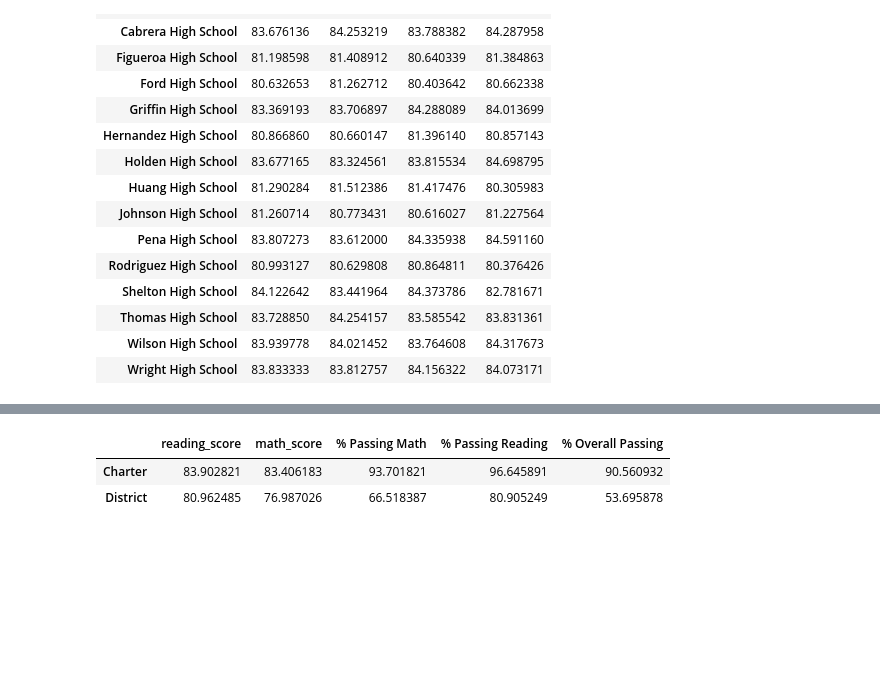
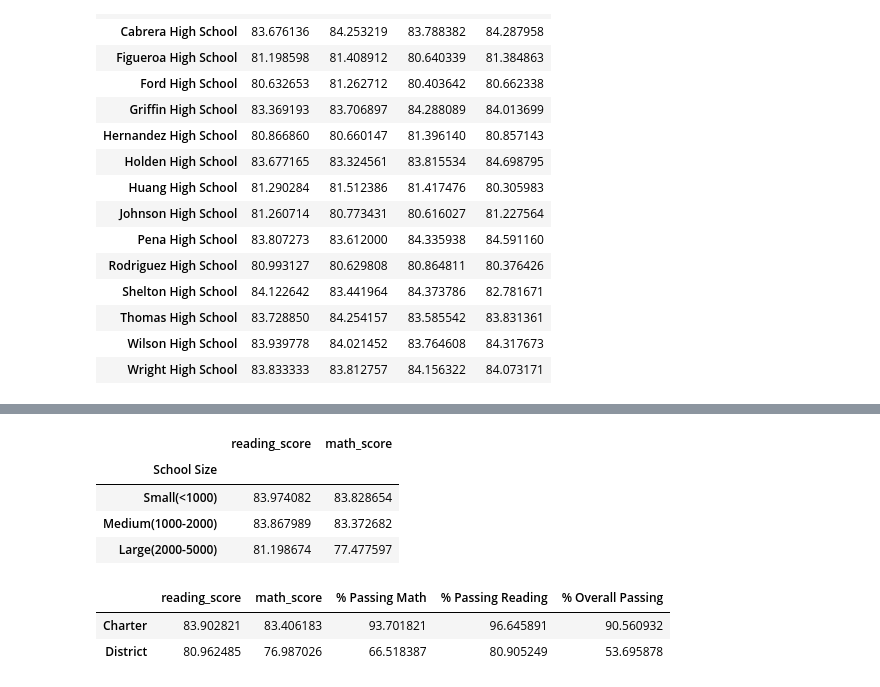
Before and after one commit to akarpie96/pandas-challenge, a Jupyter notebook: PyCitySchools.ipynb, the cells around one changed output, grey strips where cells are left out. Drawn from its saved outputs; the diff is of its cells as text; code cells hidden in the pictures; blank space fills up the shorter version.

```diff
--- a/PyCitySchools.ipynb
+++ b/PyCitySchools.ipynb
@@ -329,3 +327,28 @@ spending_df
+# %%
+## FILTERED BY SCHOOL SIZE
+
+school_data_complete.head()
+
+bins = [0,1000,2000,5000]
+
+# Create labels for these bins
+group_labels = ["Small(<1000)", "Medium(1000-2000)", "Large(2000-5000)"]
+
+pd.cut(school_data_complete["size"], bins, labels=group_labels).head()
+
+school_data_complete["School Size"] = pd.cut(school_data_complete["size"], bins, labels=group_labels)
+
+size_df=school_data_complete.groupby("School Size").mean()
+
+size_df=size_df[["reading_score", "math_score"]]
+
+#Calculate Math %
+# %% [output]
+|  | reading_score | math_score |
+| School Size |  |  |
+| Small(<1000) | 83.974082 | 83.828654 |
+| Medium(1000-2000) | 83.867989 | 83.372682 |
+| Large(2000-5000) | 81.198674 | 77.477597 |
 # %%
 ### FILTERED BY SCHOOL TYPE
 #Create Summary Data Frame by 'type'
```
Also changed, not shown: parts of 1 cell of this notebook.
